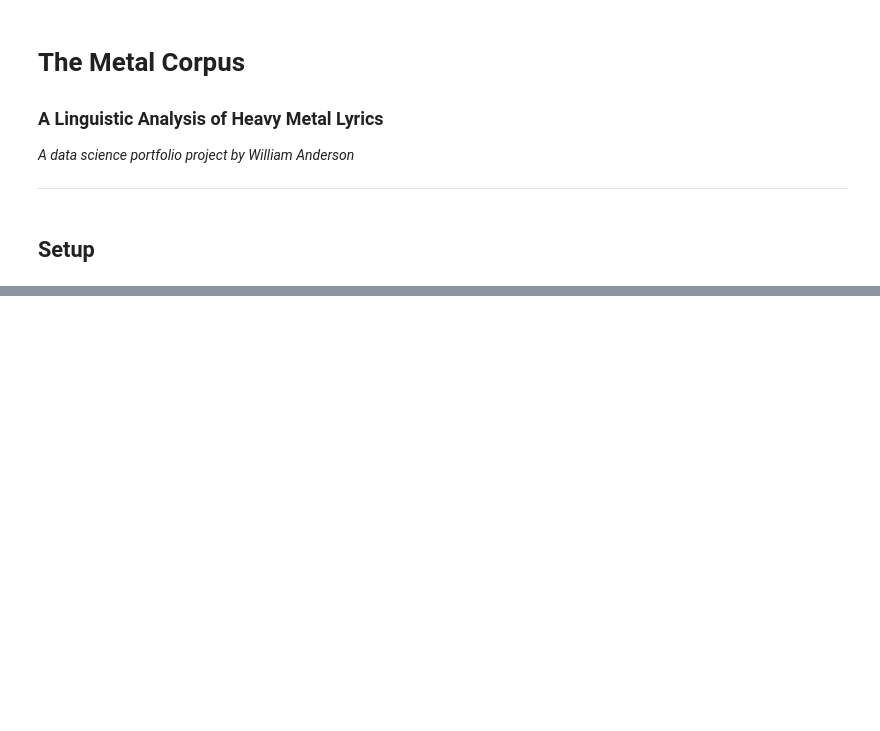
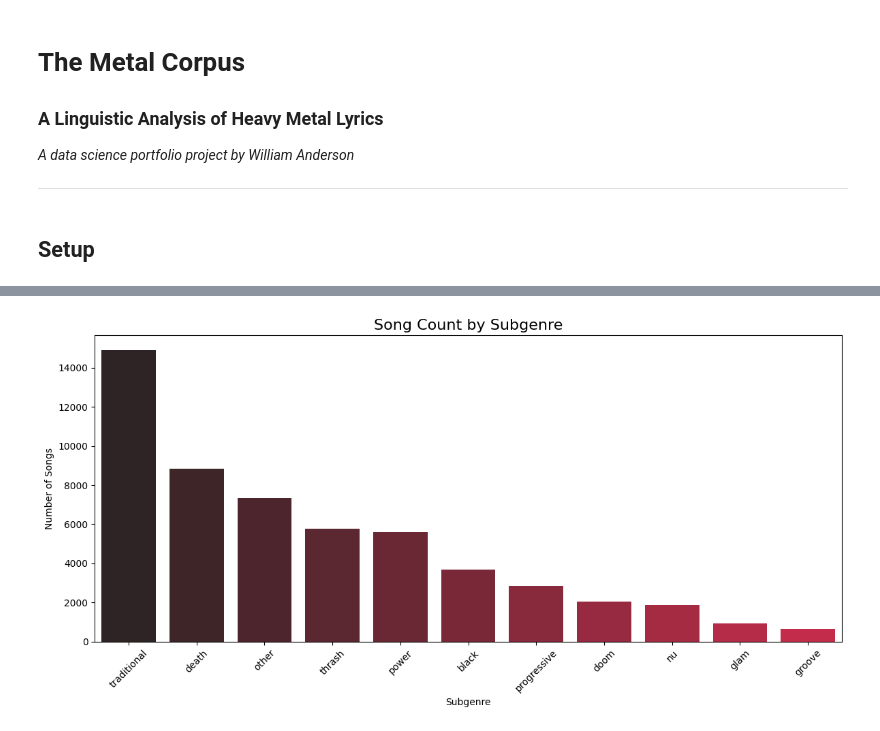
Before and after one commit to wanderson33245/The-Metal-Corpus, a Jupyter notebook: The Metal Corpus.ipynb, the cells around one changed output, grey strips where cells are left out. Cells and saved outputs as stored; diff of their text form; code cells hidden in the pictures; blank space fills up the shorter version.

```diff
--- a/The Metal Corpus.ipynb
+++ b/The Metal Corpus.ipynb
@@ -113,0 +117,77 @@ Czech Republic           1
+# %%
+style_to_subgenre = {
+    "heavy metal": "traditional",
+    "speed metal": "traditional",
+    "traditional": "traditional",
+    "doom metal": "doom",
+    "funeral doom metal": "doom",
+    "doom": "doom",
+    "thrash": "thrash",
+    "crossover thrash": "thrash",
+    "speedcore": "thrash",
+    "death metal": "death",
+    "death": "death",
+    "technical death metal": "death",
+    "brutal death metal": "death",
+    "melodic death metal": "death",
+    "deathcore": "death",
+    "black metal": "black",
+    "atmospheric black metal": "black",
+    "black": "black",
+    "blackgaze": "black",
+    "groove metal": "groove",
+    "groove": "groove",
+    "progressive metal": "progressive",
+    "progressive": "progressive",
+    "prog": "progressive",
+    "power metal": "power",
+    "power": "power",
+    "symphonic metal": "power",
+    "glam metal": "glam",
+    "glam": "glam",
+    "hair metal": "glam",
+    "nu metal": "nu",
+    "nu": "nu",
+    "other": "other",
+    "funk metal": "other",
+    "metalcore": "other",
+    "alt metal": "other",
+    "alternative metal": "other",
+    "post-metal": "other",
+    "gothic metal": "other",
+    "folk metal": "other",
+    "sludge metal": "other",
+    "viking metal": "other",
+    "industrial metal": "other",
+    "grindcore": "other",
+    "goregrind": "other",
+} #mapping the subgenres used in Discogs to my conventions
+
+df_release_subgenres = pd.read_sql("""
+    SELECT rs.subgenre_name as raw_subgenre, COUNT(DISTINCT s.id) as song_count
+    FROM songs s
+    JOIN releases r ON s.release_id = r.id
+    JOIN release_subgenres rs ON r.id = rs.release_id
+    GROUP BY rs.subgenre_name
+""", conn)
+
+# Map raw subgenre names to our standard ones
+df_release_subgenres['subgenre'] = df_release_subgenres['raw_subgenre'].str.lower().map(style_to_subgenre)
+df_release_subgenres = df_release_subgenres.dropna(subset=['subgenre'])
+
+# Group by mapped subgenre and sum
+df_songs_by_subgenre = df_release_subgenres.groupby('subgenre')['song_count'].sum().reset_index()
+df_songs_by_subgenre = df_songs_by_subgenre.sort_values('song_count', ascending=False)
+
+plt.figure(figsize=(12, 6))
+sns.barplot(data=df_songs_by_subgenre, x='subgenre', y='song_count', hue='subgenre', palette='dark:crimson', legend=False)
+plt.title('Song Count by Subgenre', fontsize=16)
+plt.xlabel('Subgenre')
+plt.ylabel('Number of Songs')
+plt.xticks(rotation=45)
+plt.tight_layout()
+plt.show()
+
+print(df_songs_by_subgenre.to_string(index=False))
+# %% [output]
+[figure, added]
```
Also changed, not shown: parts of 11 cells of this notebook.
